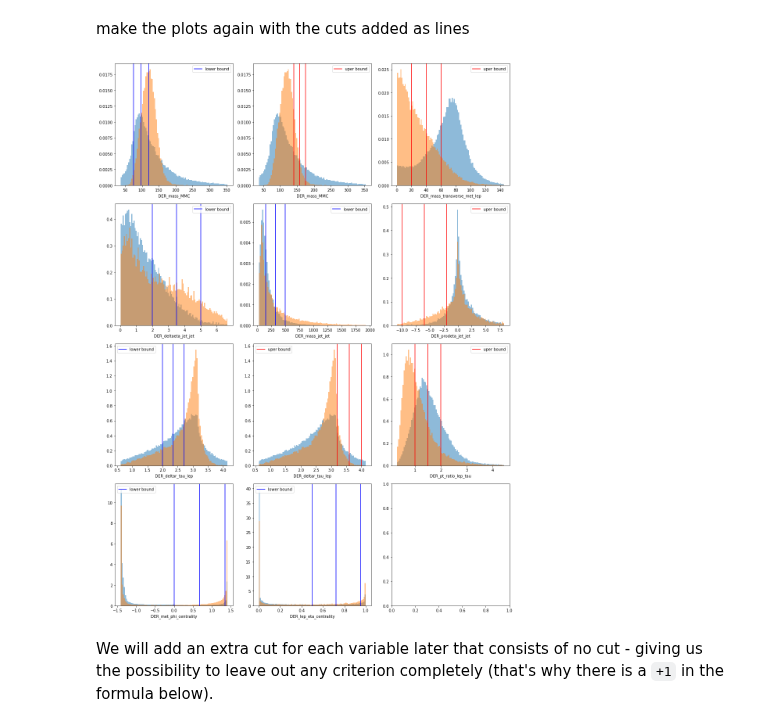
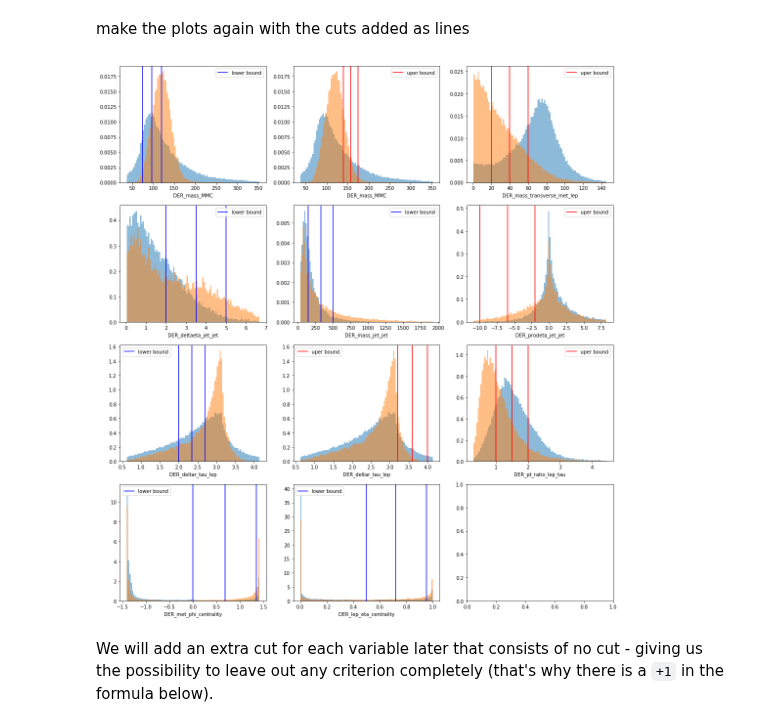
Before and after one commit to nikoladze/ahoi, a Jupyter notebook: examples/ahoi_example_higgschallenge.ipynb, the cells around one changed output. Cells and saved outputs as stored; diff of their text form; code cells hidden in the pictures.

```diff
--- a/examples/ahoi_example_higgschallenge.ipynb
+++ b/examples/ahoi_example_higgschallenge.ipynb
@@ -63,7 +64,8 @@ def plot_var(df, col, mask, ax):
     ax.hist(var[label=="s"], weights=weights[label=="s"], **opts)
     ax.set_xlabel(col)
 # %%
-fig, axs = plt.subplots(figsize=(15, 20), nrows=(len(der_columns) // 3) + 1, ncols=3)
+nrows = math.ceil(len(der_columns) / 3.)
+fig, axs = plt.subplots(figsize=(15, 4 * nrows), nrows=nrows, ncols=3)
 for col, ax in zip(der_columns, np.array(axs).ravel()):
     plot_var(df, col, df[col] != -999, ax)
 fig.tight_layout()
@@ -103,19 +105,19 @@ cuts
 # %% [markdown]
 make the plots again with the cuts added as lines
 # %%
-fig, axs = plt.subplots(figsize=(15, 20), nrows=(len(cuts) // 3) + 1, ncols=3)
+nrows = math.ceil(len(cuts) / 3.)
+fig, axs = plt.subplots(figsize=(15, 4 * nrows), nrows=nrows, ncols=3)
 for cut, ax in zip(cuts, np.array(axs).ravel()):
     col = cut[0].split()[0]
     plot_var(df, col, df[col] != -999, ax)
     is_lowerbound = ">" in cut[0]
     for v in cut[1]:
         color = "blue" if is_lowerbound else "red"
         line = ax.axvline(v, color=color)
-    line.set_label("lower bound" if is_lowerbound else "uper bound")
-    ax.legend()
+    ax.legend([line], ["lower bound" if is_lowerbound else "uper bound"])
 fig.tight_layout()
 # %% [output]
-[figure, old version]
+[figure, new version]
 # %% [markdown]
 We will add an extra cut for each variable later that consists of no cut - giving us the possibility to leave out any criterion completely (that's why there is a `+1` in the formula below).
 # %%
```
Also changed, not shown: parts of 11 cells of this notebook.
